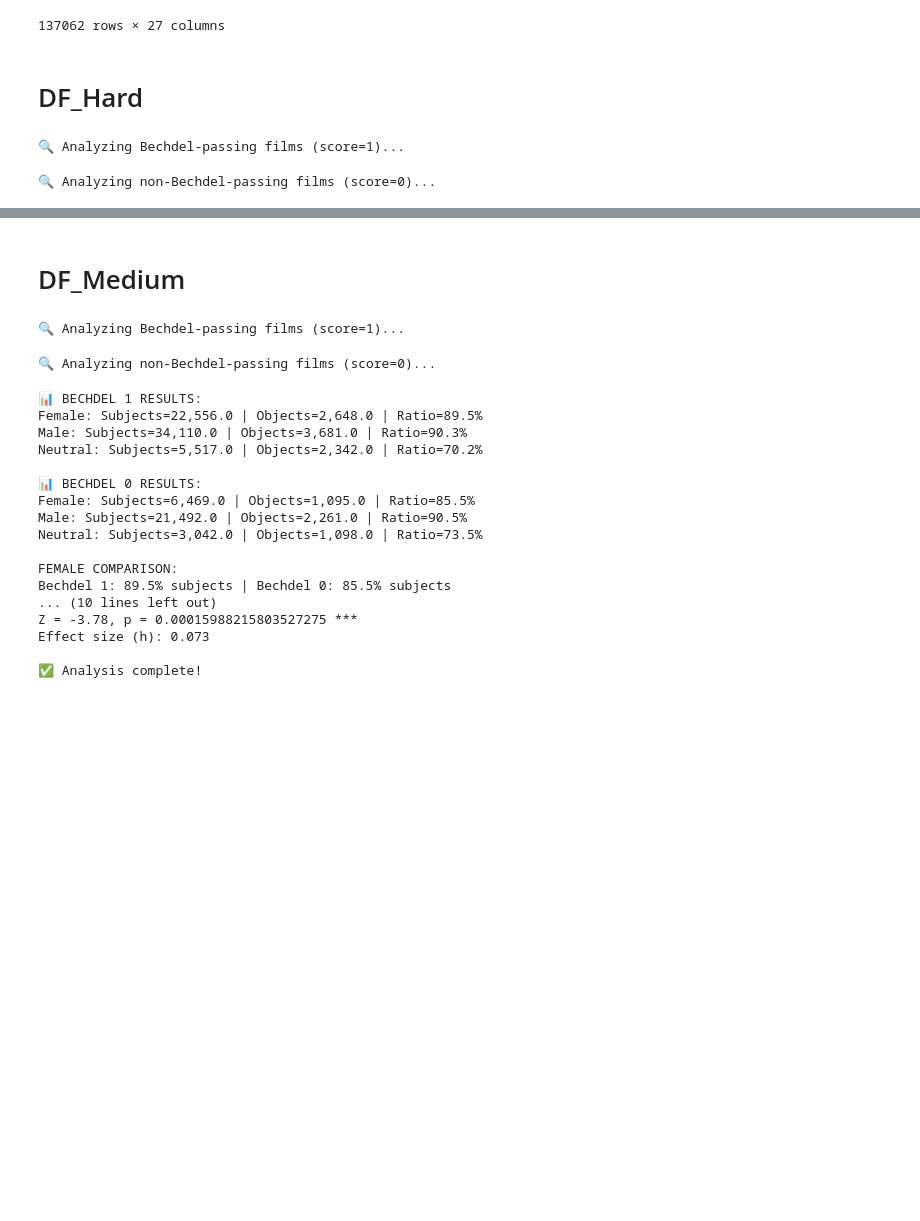
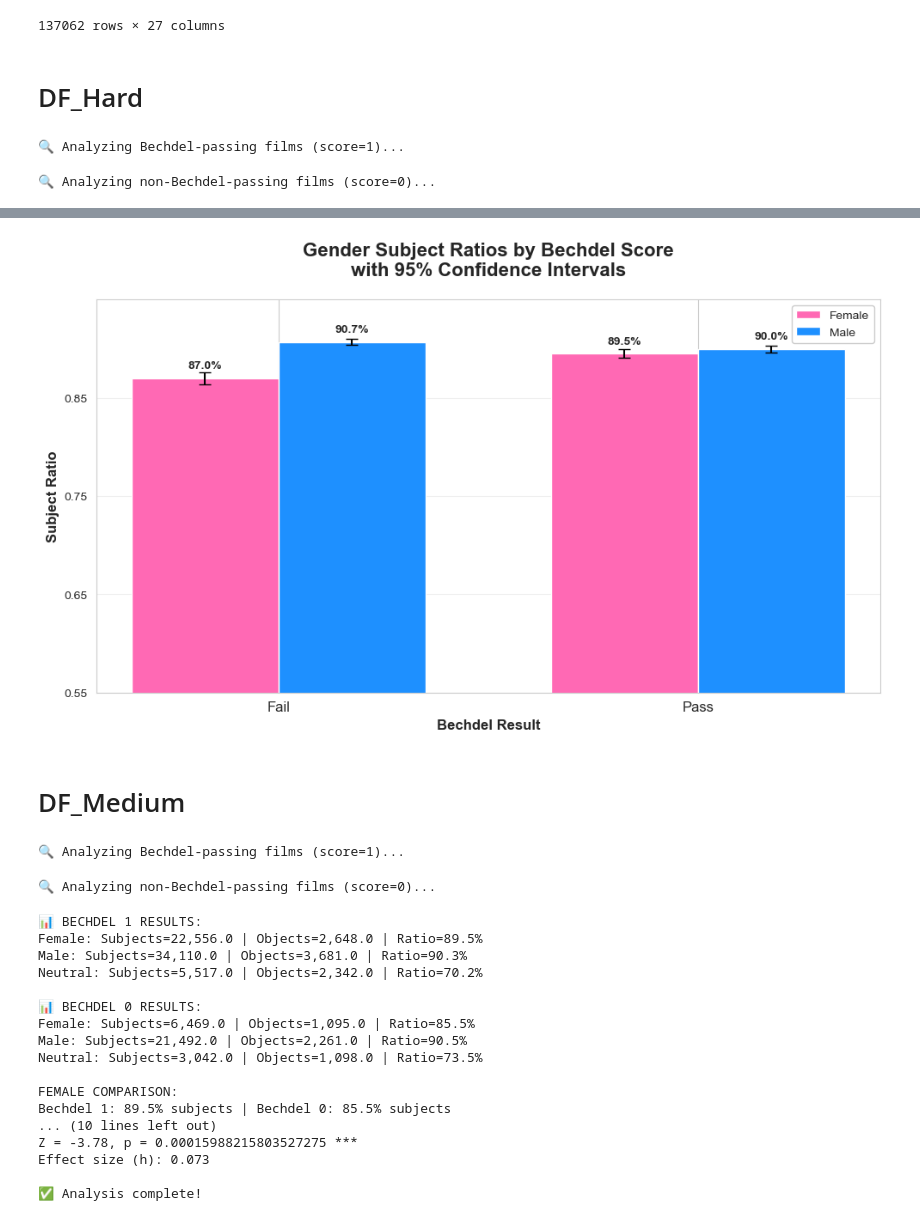
Before and after one commit to brookeyeye/Bechdel, a Jupyter notebook: Scripts/AnalysisScripts/subject_object.ipynb, the cells around one changed output, grey strips where cells are left out. Drawn from its saved outputs; the diff is of its cells as text; code cells hidden in the pictures; blank space fills up the shorter version.

Commit message:
added graphs for subject object

```diff
--- a/Scripts/AnalysisScripts/subject_object.ipynb
+++ b/Scripts/AnalysisScripts/subject_object.ipynb
@@ -260,6 +260,7 @@ sample_df
 # %% [markdown]
 # DF_Hard
 # %%
+df = pd.read_csv('../../Data/2. IntermediateData/df_binarized_hard.csv')
 # Initialize spaCy
 try:
     nlp = spacy.load("en_core_web_sm", disable=["lemmatizer", "ner"])
@@ -384,5 +385,80 @@ Effect size (h): 0.101
 
 ✅ Analysis complete!
+# %%
+import pandas as pd
+import matplotlib.pyplot as plt
+import numpy as np
+from statsmodels.stats.proportion import proportion_confint
+
+# Create the DataFrame (Bechdel 0 first, then 1)
+data = {
+    'bechdel_score': [0, 0, 1, 1],  # 0 comes first
+    'gender': ['female', 'male', 'female', 'male'],
+    'subjects': [10435.0, 30162.0, 18590.0, 25440.0],
+    'objects': [1562.0, 3110.0, 2181.0, 2832.0]
+}
+
+df = pd.DataFrame(data)
+
+# Calculate ratios and confidence intervals
+df['ratio'] = df['subjects'] / (df['subjects'] + df['objects'])
+df['ci_low'], df['ci_high'] = proportion_confint(
+    count=df['subjects'],
+    nobs=df['subjects'] + df['objects'],
+    alpha=0.05,
+    method='wilson'
+)
+
+# Visualization with tight spacing
+plt.figure(figsize=(10, 6))
+colors = {'female': '#FF69B4', 'male': '#1E90FF'}
+bar_width = 0.35  # Wider bars for tighter grouping
+positions = np.array([0, 1])  # 0 and 1 positions
+
+for i, gender in enumerate(['female', 'male']):
+    gender_data = df[df['gender'] == gender]
+    offset = (i - 0.5) * bar_width  # Center the bars
+
+    plt.bar(
+        positions + offset,
+        gender_data['ratio'],
+        width=bar_width,
+        color=colors[gender],
+        label=gender.capitalize(),
+        yerr=[
+            gender_data['ratio'] - gender_data['ci_low'],
+            gender_data['ci_high'] - gender_data['ratio']
+        ],
+        capsize=5
+    )
+
+    # Add ratio labels
+    for j, (ratio, score) in enumerate(zip(gender_data['ratio'], gender_data['bechdel_score'])):
+        plt.text(
+            positions[j] + offset,
+            ratio + 0.01,  # Slightly lower position
+            f"{ratio:.1%}",
+            ha='center',
+            fontsize=10,
+            fontweight='bold'
+        )
+
+# Formatting
+plt.xticks(positions, ['Fail', 'Pass'], fontsize=12)
+plt.yticks(np.arange(0.55, 0.95, 0.1), fontsize=10)
+plt.ylim(0.55, 0.95)
+plt.ylabel('Subject Ratio', fontsize=12, fontweight='bold')
+plt.xlabel("Bechdel Result", fontsize=12, fontweight='bold')
+plt.title('Gender Subject Ratios by Bechdel Score\nwith 95% Confidence Intervals', fontsize=16, pad=20, weight='bold')
+plt.legend(loc='upper right', framealpha=1)
+plt.grid(True, axis='y', alpha=0.3)
+
+# Adjust layout
+plt.subplots_adjust(bottom=0.15)
+plt.tight_layout()
+plt.show()
+# %% [output]
+[figure, added]
 # %% [markdown]
 # DF_Medium
 # %%
```
Also changed, not shown: parts of 7 cells of this notebook.
